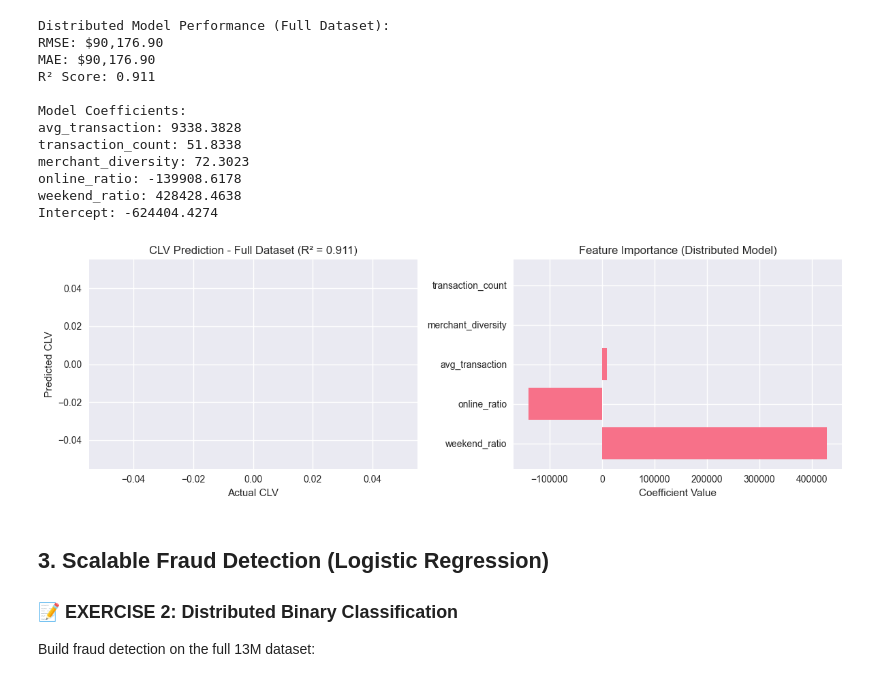
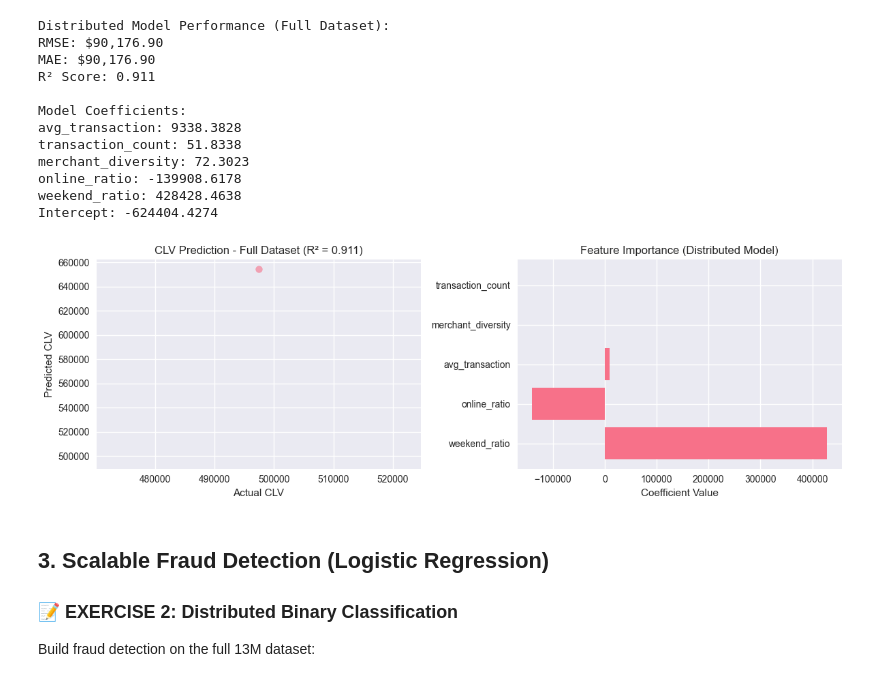
Before and after one commit to juice1000/big-data-analytics, a Jupyter notebook: labs/day2/02_pyspark.ipynb, the cells around one changed output. Cells and saved outputs as stored; diff of their text form; code cells hidden in the pictures.

```diff
--- a/labs/day2/02_pyspark.ipynb
+++ b/labs/day2/02_pyspark.ipynb
@@ -39,12 +39,17 @@ plt.style.use('seaborn-v0_8')
 sns.set_palette("husl")
 # %%
 # Initialize Spark Session with optimized configuration
+
+
 spark = SparkSession.builder \
     .appName("BankingAnalytics") \
     .config("spark.sql.adaptive.enabled", "true") \
     .config("spark.sql.adaptive.coalescePartitions.enabled", "true") \
     .config("spark.sql.execution.arrow.pyspark.enabled", "true") \
     .config("spark.driver.memory", "4g") \
+    .master("local[*]") \
+    .config("spark.driver.bindAddress", "127.0.0.1") \
+    .config("spark.driver.host", "127.0.0.1") \
     .config("spark.executor.memory", "4g") \
     .getOrCreate()
 
@@ -322,34 +348,34 @@ weekend_ratio: 428428.4638
 Intercept: -624404.4274
 # %%
 # Visualization using sample data (for plotting performance)
-sample_predictions = predictions.select("total_spend", "prediction").sample(0.001, seed=42).toPandas()
+sample_predictions = predictions.select("total_spend", "prediction").sample(0.005, seed=42).toPandas()
 
 plt.figure(figsize=(12, 4))
 
 plt.subplot(1, 2, 1)
 plt.scatter(sample_predictions['total_spend'], sample_predictions['prediction'], alpha=0.6)
 plt.plot([sample_predictions['total_spend'].min(), sample_predictions['total_spend'].max()],
          [sample_predictions['total_spend'].min(), sample_predictions['total_spend'].max()], 'r--', lw=2)
 plt.xlabel('Actual CLV')
 plt.ylabel('Predicted CLV')
 plt.title(f'CLV Prediction - Full Dataset (R² = {r2:.3f})')
 
 plt.subplot(1, 2, 2)
 feature_importance = pd.DataFrame({
     'feature': feature_cols,
     'coefficient': coefficients
 })
 feature_importance['abs_coefficient'] = feature_importance['coefficient'].abs()
 feature_importance = feature_importance.sort_values('abs_coefficient', ascending=False)
 
 plt.barh(feature_importance['feature'], feature_importance['coefficient'])
 plt.title('Feature Importance (Distributed Model)')
 plt.xlabel('Coefficient Value')
 
 plt.tight_layout()
 plt.show()
 # %% [output]
-[figure, old version]
+[figure, new version]
 # %% [markdown]
 ## 3. Scalable Fraud Detection (Logistic Regression)
 
```
Also changed, not shown: parts of 20 cells of this notebook, 1 other file.
